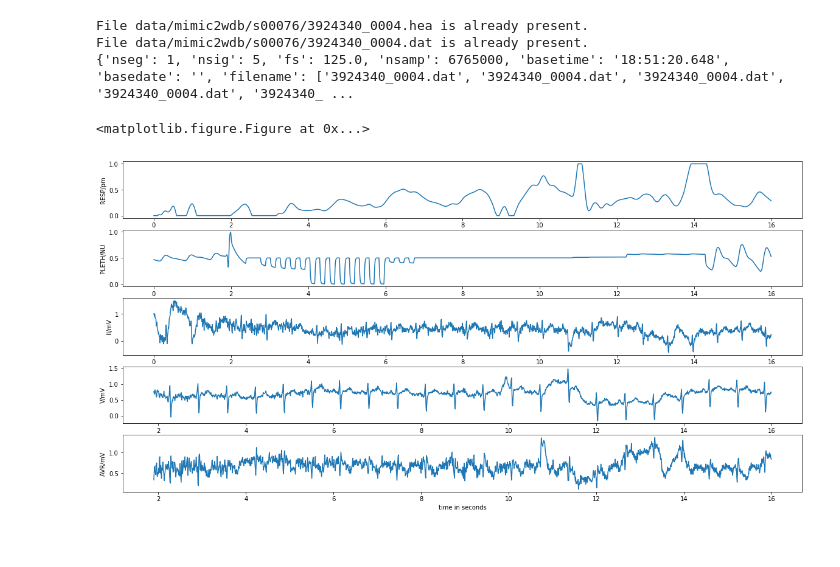
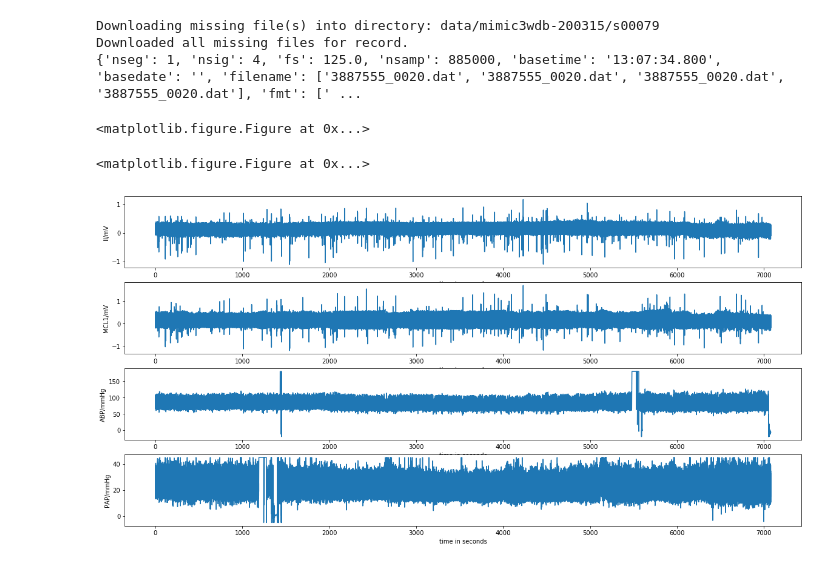
Before and after one commit to Dubrzr/mimic, a Jupyter notebook: RR - QRS Pan Tompkins.ipynb, the cells around one changed output. Cells and saved outputs as stored; diff of their text form; code cells hidden in the pictures.

```diff
--- a/RR - QRS Pan Tompkins.ipynb
+++ b/RR - QRS Pan Tompkins.ipynb
@@ -9,22 +9,23 @@ from funs import *
 
 import wfdb
 # %%
-sig_wdb, fields_wdb = wfdb.rdsamp('mimic2wdb/matched/s00076/3924340_0004', pbdl=1, dldir='data/mimic2wdb/s00076')
+sig_wdb, fields_wdb = wfdb.rdsamp('mimic3wdb/matched/s00079/3887555_0020', pbdl=1, dldir='data/mimic3wdb-200315/s00079')
 # sig, fields = wfdb.rdsamp('mimic2db/a40104/a40104_000000', pbdl=1, dldir='data')
 print(fields_wdb)
 # print(fields)
 fs_wdb = fields_wdb['fs']
 # fs = fields['fs']
 # %% [output]
-File data/mimic2wdb/s00076/3924340_0004.hea is already present.
-File data/mimic2wdb/s00076/3924340_0004.dat is already present.
-{'nseg': 1, 'nsig': 5, 'fs': 125.0, 'nsamp': 6765000, 'basetime': '18:51:20.648', 'basedate': '', 'filename': ['3924340_0004.dat', '3924340_0004.dat', '3924340_0004.dat', '3924340_0004.dat', '3924340_ ...
+Downloading missing file(s) into directory: data/mimic3wdb-200315/s00079
+Downloaded all missing files for record.
+{'nseg': 1, 'nsig': 4, 'fs': 125.0, 'nsamp': 885000, 'basetime': '13:07:34.800', 'basedate': '', 'filename': ['3887555_0020.dat', '3887555_0020.dat', '3887555_0020.dat', '3887555_0020.dat'], 'fmt': [' ...
 # %%
-sig1 = sig_wdb[:2000]
+sig1 = sig_wdb[:]
 myplot(sig1, fields_wdb)
 # %% [output]
 <matplotlib.figure.Figure at 0x...>
+<matplotlib.figure.Figure at 0x...>
-[figure, old version]
+[figure, new version]
 # %%
 def get_rr(sig, window):
     smoothed = smooth(sig, window=window)[10:-10]
```
Also changed, not shown: parts of 3 cells of this notebook, 4 other files.
